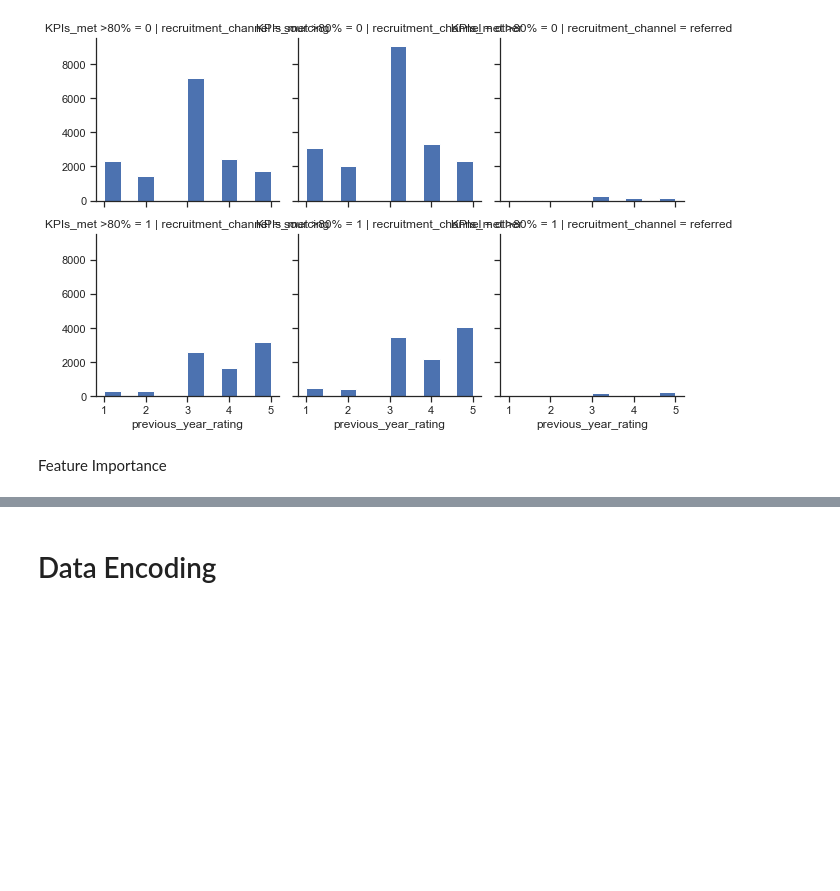
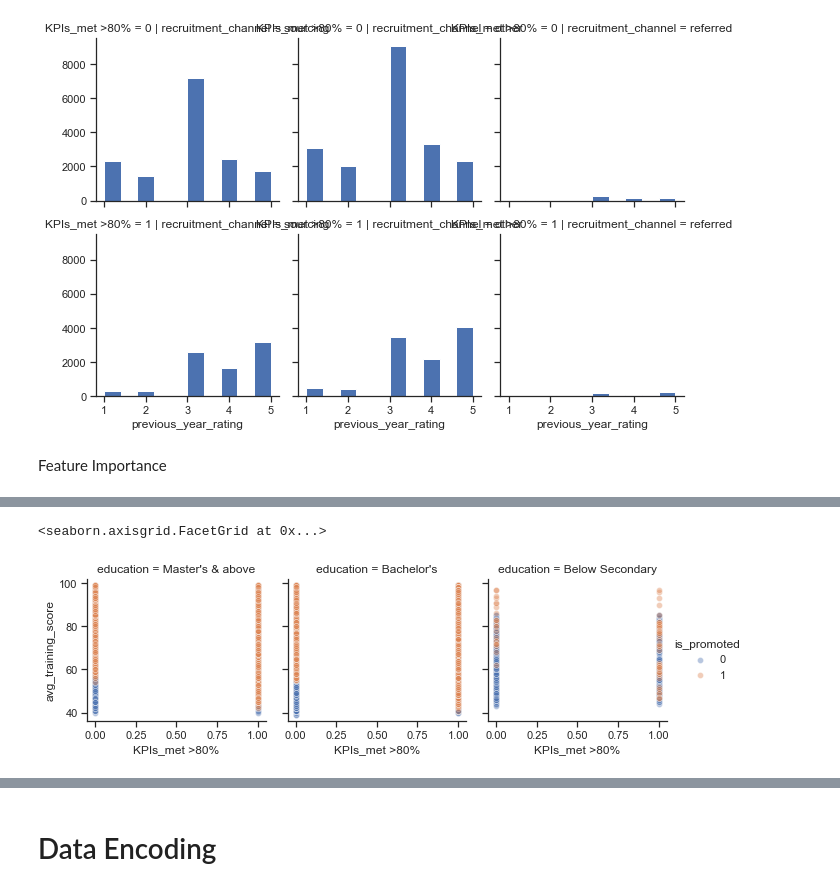
Before and after one commit to Yugeshaidu/HR-Analytics, a Jupyter notebook: Promotion Prediction.ipynb, the cells around one changed output, grey strips where cells are left out. Saved outputs shown, nothing was run; the diff lists cells and outputs as text; code cells hidden in the pictures; blank space fills up the shorter version.

```diff
--- a/Promotion Prediction.ipynb
+++ b/Promotion Prediction.ipynb
@@ -424,0 +513,7 @@ Ratio_check('awards_won?')
+# %%
+g = sns.FacetGrid(train_df, col="education",hue='is_promoted')
+g.map(sns.scatterplot,'KPIs_met >80%','avg_training_score',alpha=.4)
+g.add_legend()
+# %% [output]
+<seaborn.axisgrid.FacetGrid at 0x...>
+[figure, added]
```
Also changed, not shown: parts of 143 cells of this notebook.
